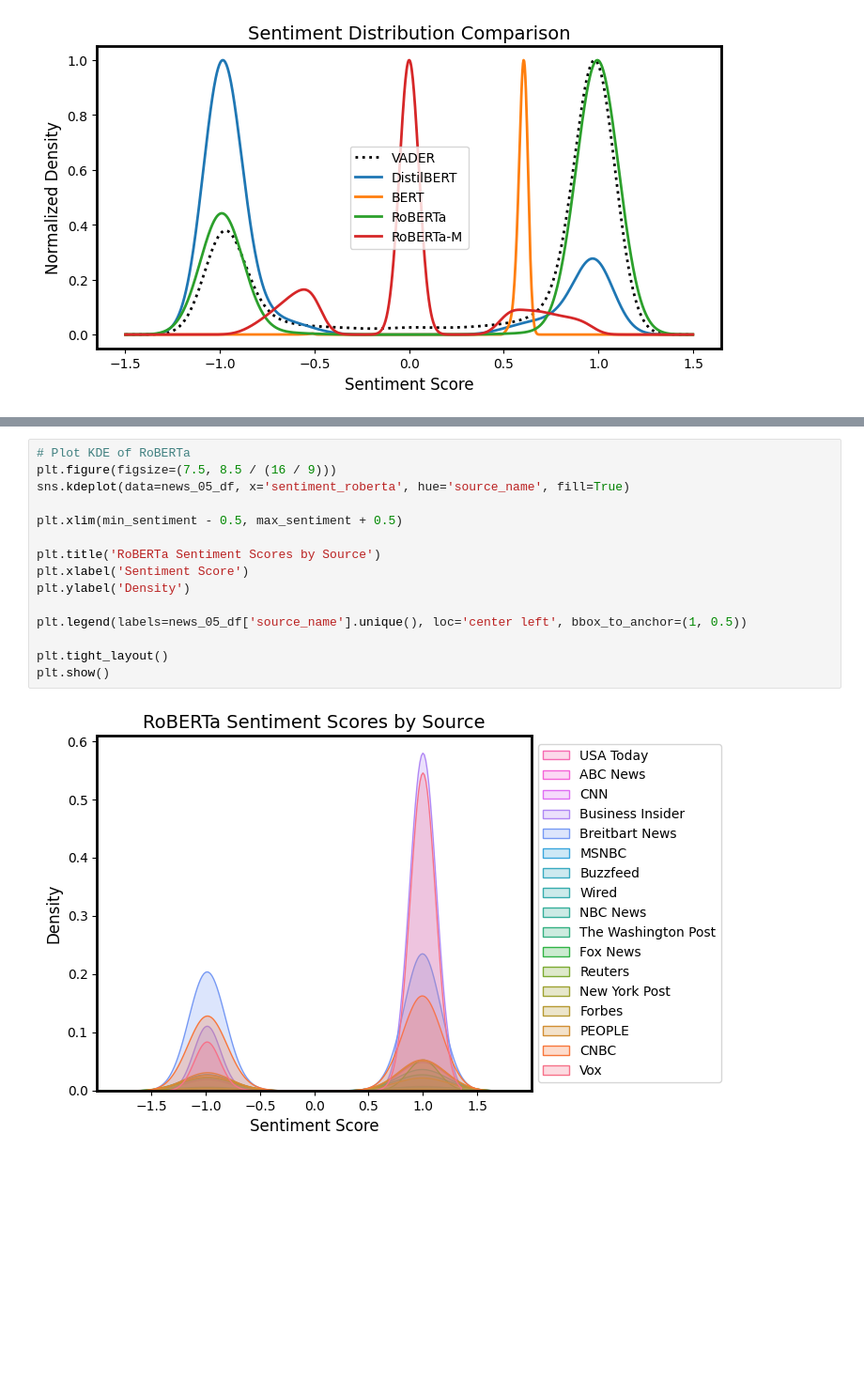
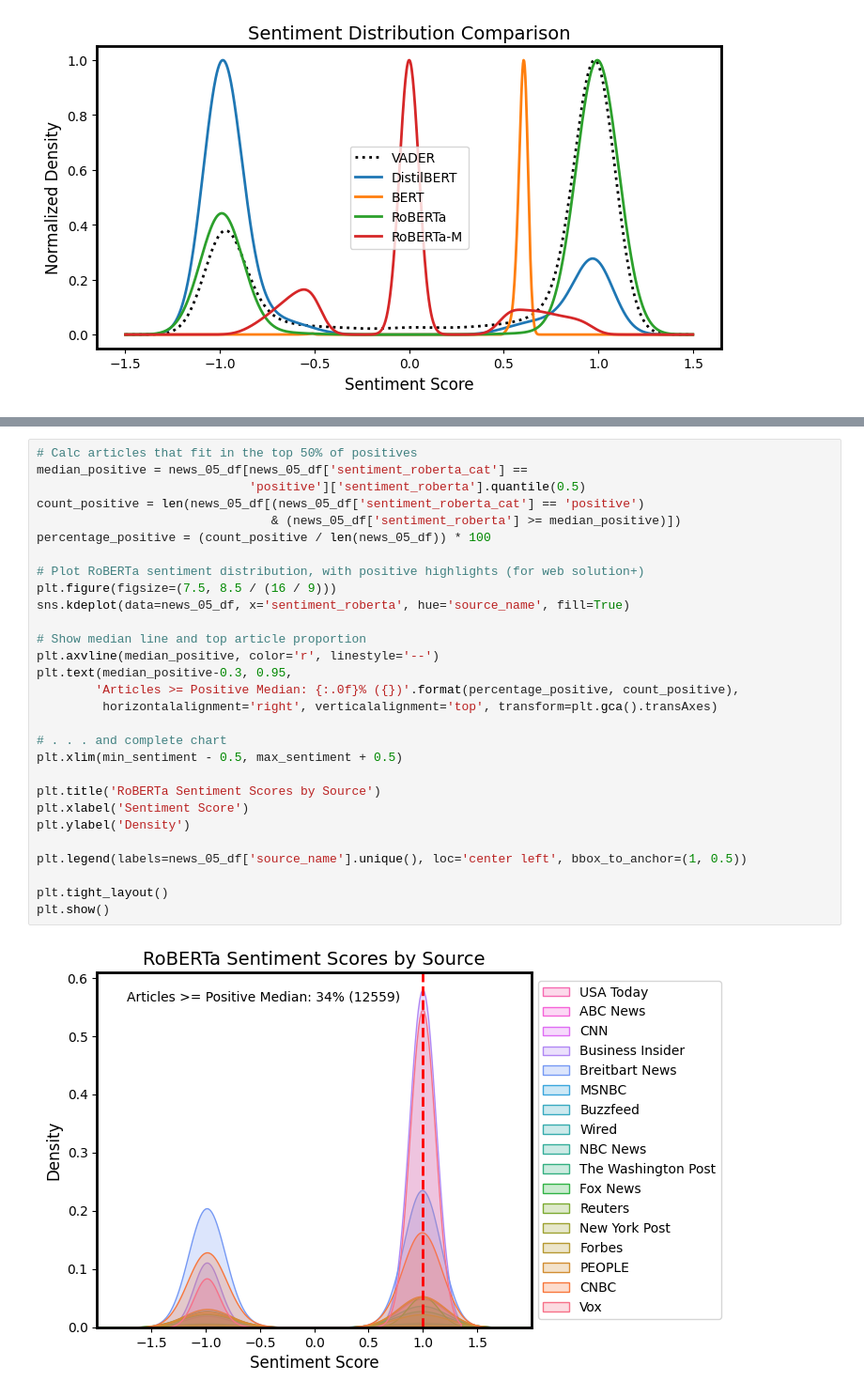
Before and after one commit to ads-capstone-su23/599_team_project, a Jupyter notebook: deliverables/ADS509_Team9_Capstone_09_Modeling_eval.ipynb, the cells around one changed output, grey strips where cells are left out. Shown at 94% size. Saved outputs shown, nothing was run; the diff lists cells and outputs as text; blank space fills up the shorter version.

```diff
--- a/deliverables/ADS509_Team9_Capstone_09_Modeling_eval.ipynb
+++ b/deliverables/ADS509_Team9_Capstone_09_Modeling_eval.ipynb
@@ -114,20 +114,34 @@ news_05_df[:10][['title', 'sentiment_roberta_cat'] + list(models.keys())]
 | 7 | Eagles’ 2023 training camp previe... | positive | 0.59 | -0.69 | 0.62 | ... |
 | 8 | Lincoln Riley’s late-night emoji ... | positive | 0.92 | -1.00 | 0.58 | ... |
 | 9 | Washington passes California as m... | negative | 0.23 | -1.00 | 0.59 | ... |
-# %%
-# Plot KDE of RoBERTa
-plt.figure(figsize=(7.5, 8.5 / (16 / 9)))
-sns.kdeplot(data=news_05_df, x='sentiment_roberta', hue='source_name', fill=True)
-
-plt.xlim(min_sentiment - 0.5, max_sentiment + 0.5)
-
-plt.title('RoBERTa Sentiment Scores by Source')
-plt.xlabel('Sentiment Score')
-plt.ylabel('Density')
-
-plt.legend(labels=news_05_df['source_name'].unique(), loc='center left', bbox_to_anchor=(1, 0.5))
-
-plt.tight_layout()
-plt.show()
-# %% [output]
-[figure, removed]
+# %%
+# Calc articles that fit in the top 50% of positives
+median_positive = news_05_df[news_05_df['sentiment_roberta_cat'] ==
+                             'positive']['sentiment_roberta'].quantile(0.5)
+count_positive = len(news_05_df[(news_05_df['sentiment_roberta_cat'] == 'positive')
+                                & (news_05_df['sentiment_roberta'] >= median_positive)])
+percentage_positive = (count_positive / len(news_05_df)) * 100
+
+# Plot RoBERTa sentiment distribution, with positive highlights (for web solution+)
+plt.figure(figsize=(7.5, 8.5 / (16 / 9)))
+sns.kdeplot(data=news_05_df, x='sentiment_roberta', hue='source_name', fill=True)
+
+# Show median line and top article proportion
+plt.axvline(median_positive, color='r', linestyle='--')
+plt.text(median_positive-0.3, 0.95,
+        'Articles >= Positive Median: {:.0f}% ({})'.format(percentage_positive, count_positive),
+         horizontalalignment='right', verticalalignment='top', transform=plt.gca().transAxes)
+
+# . . . and complete chart
+plt.xlim(min_sentiment - 0.5, max_sentiment + 0.5)
+
+plt.title('RoBERTa Sentiment Scores by Source')
+plt.xlabel('Sentiment Score')
+plt.ylabel('Density')
+
+plt.legend(labels=news_05_df['source_name'].unique(), loc='center left', bbox_to_anchor=(1, 0.5))
+
+plt.tight_layout()
+plt.show()
+# %% [output]
+[figure, added]
```
